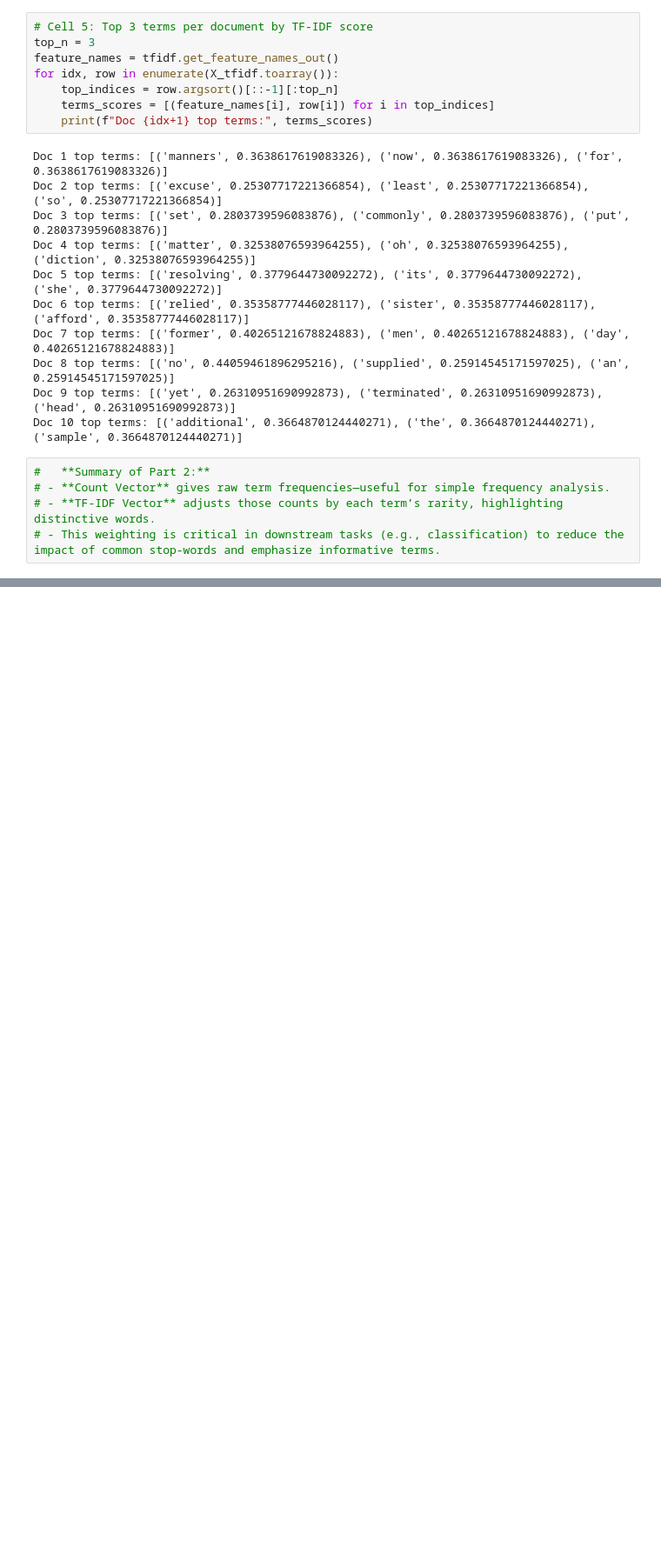
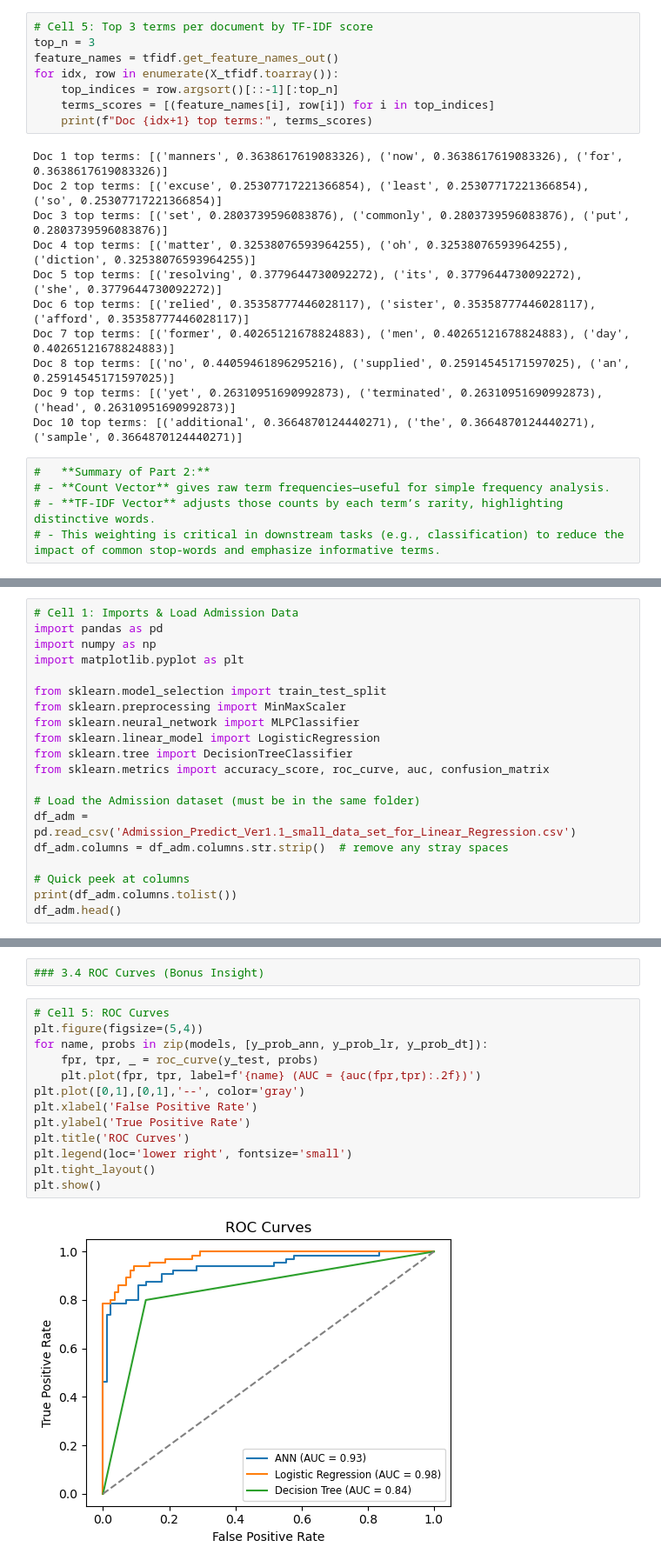
Before and after one commit to ramprashant66/CSC177_Poject1, a Jupyter notebook: Assignment 4/Assignment4.ipynb, the cells around one changed output, grey strips where cells are left out. Shown: that part at 87% size. Drawn from its saved outputs; the diff is of its cells as text; blank space fills up the shorter version.

```diff
--- a/Assignment 4/Assignment4.ipynb
+++ b/Assignment 4/Assignment4.ipynb
@@ -315,0 +324,20 @@ Doc 10 top terms: [('additional', 0.3664870124440271), ('the', 0.366487012444027
+# %%
+# Cell 1: Imports & Load Admission Data
+import pandas as pd
+import numpy as np
+import matplotlib.pyplot as plt
+
+from sklearn.model_selection import train_test_split
+from sklearn.preprocessing import MinMaxScaler
+from sklearn.neural_network import MLPClassifier
+from sklearn.linear_model import LogisticRegression
+from sklearn.tree import DecisionTreeClassifier
+from sklearn.metrics import accuracy_score, roc_curve, auc, confusion_matrix
+
+# Load the Admission dataset (must be in the same folder)
+df_adm = pd.read_csv('Admission_Predict_Ver1.1_small_data_set_for_Linear_Regression.csv')
+df_adm.columns = df_adm.columns.str.strip()  # remove any stray spaces
+
+# Quick peek at columns
+print(df_adm.columns.tolist())
+df_adm.head()
@@ -315,0 +444,17 @@ Doc 10 top terms: [('additional', 0.3664870124440271), ('the', 0.366487012444027
+# %%
+### 3.4 ROC Curves (Bonus Insight)
+# %%
+# Cell 5: ROC Curves
+plt.figure(figsize=(5,4))
+for name, probs in zip(models, [y_prob_ann, y_prob_lr, y_prob_dt]):
+    fpr, tpr, _ = roc_curve(y_test, probs)
+    plt.plot(fpr, tpr, label=f'{name} (AUC = {auc(fpr,tpr):.2f})')
+plt.plot([0,1],[0,1],'--', color='gray')
+plt.xlabel('False Positive Rate')
+plt.ylabel('True Positive Rate')
+plt.title('ROC Curves')
+plt.legend(loc='lower right', fontsize='small')
+plt.tight_layout()
+plt.show()
+# %% [output]
+[figure, added]
```
Also changed, not shown: parts of 15 cells of this notebook, 1 other file.
